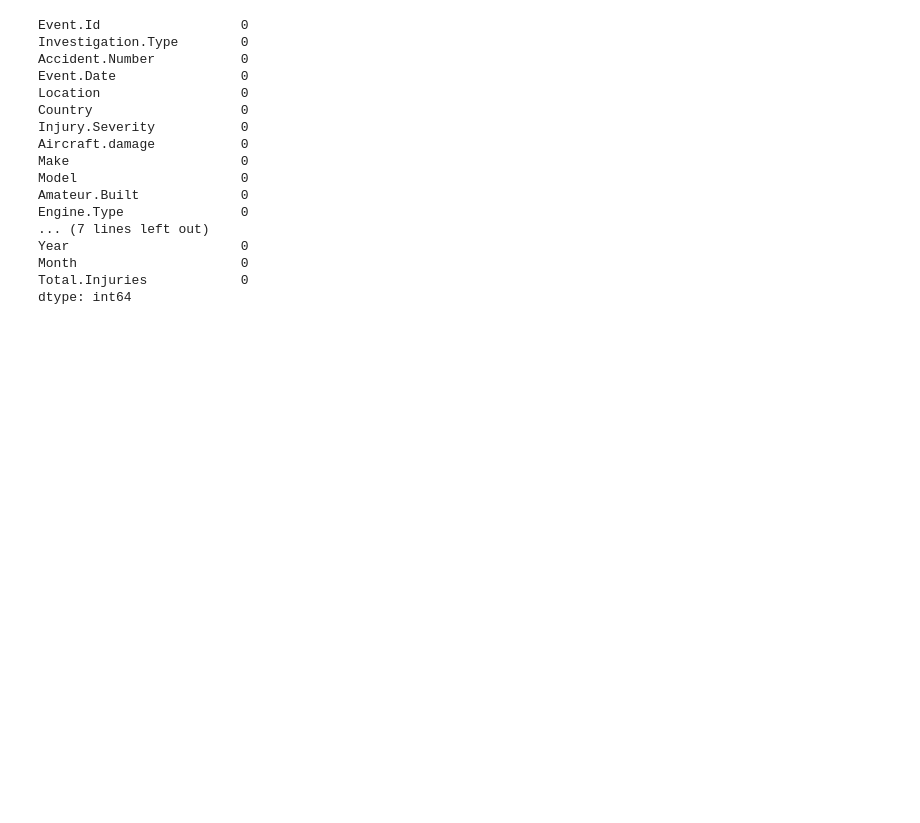
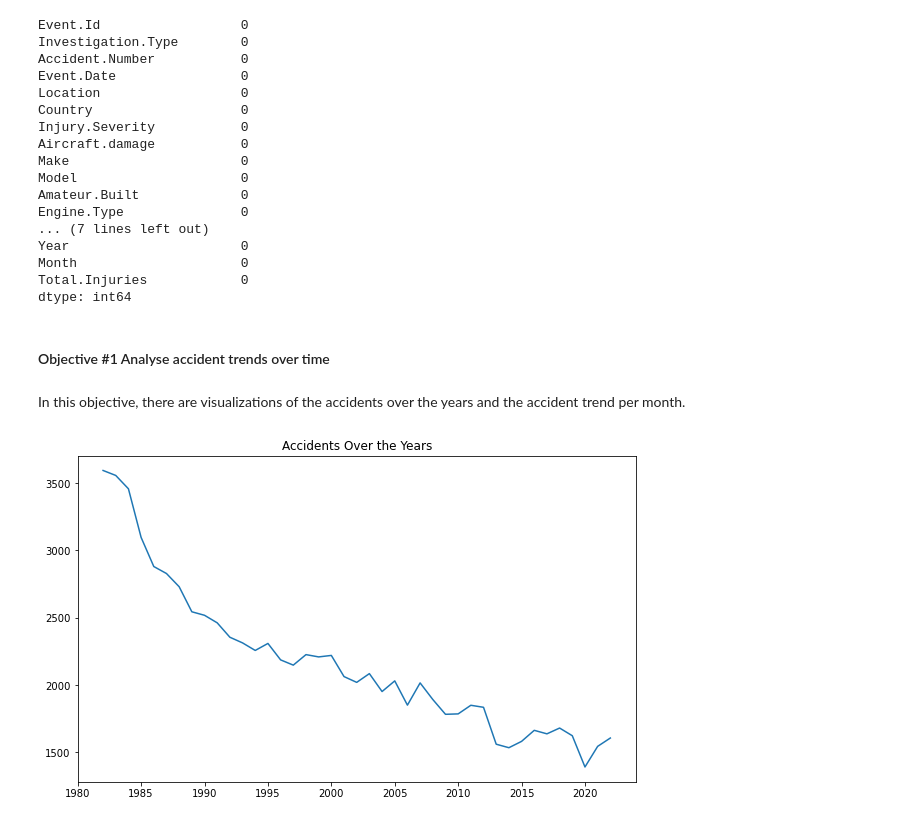
Before and after one commit to billysambasi/phase_1_project, a Jupyter notebook: index.ipynb, the cells around one changed output. Saved outputs shown, nothing was run; the diff lists cells and outputs as text; code cells hidden in the pictures; blank space fills up the shorter version.

Commit message:
Finished with Vizz for two objectives

```diff
--- a/index.ipynb
+++ b/index.ipynb
@@ -311,3 +361,12 @@ Year                      0
 Month                     0
 Total.Injuries            0
 dtype: int64
+# %% [markdown]
+#### Objective #1 Analyse accident trends over time
+# %% [markdown]
+In this objective, there are visualizations of the accidents over the years and the accident trend per month.
+# %%
+accidents_per_year = aviation_df['Year'].value_counts().sort_index()
+accidents_per_year.plot(kind='line', figsize=(10, 6), title='Accidents Over the Years');
+# %% [output]
+[figure, added]
```
Also changed, not shown: parts of 28 cells of this notebook.
